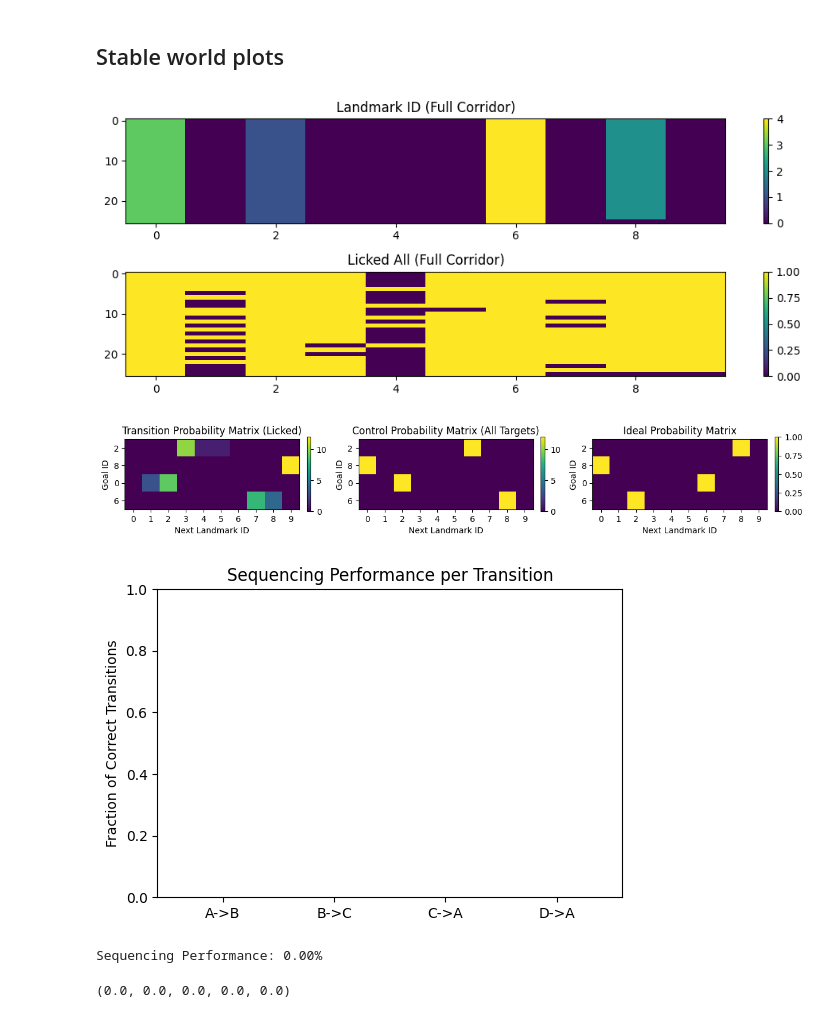
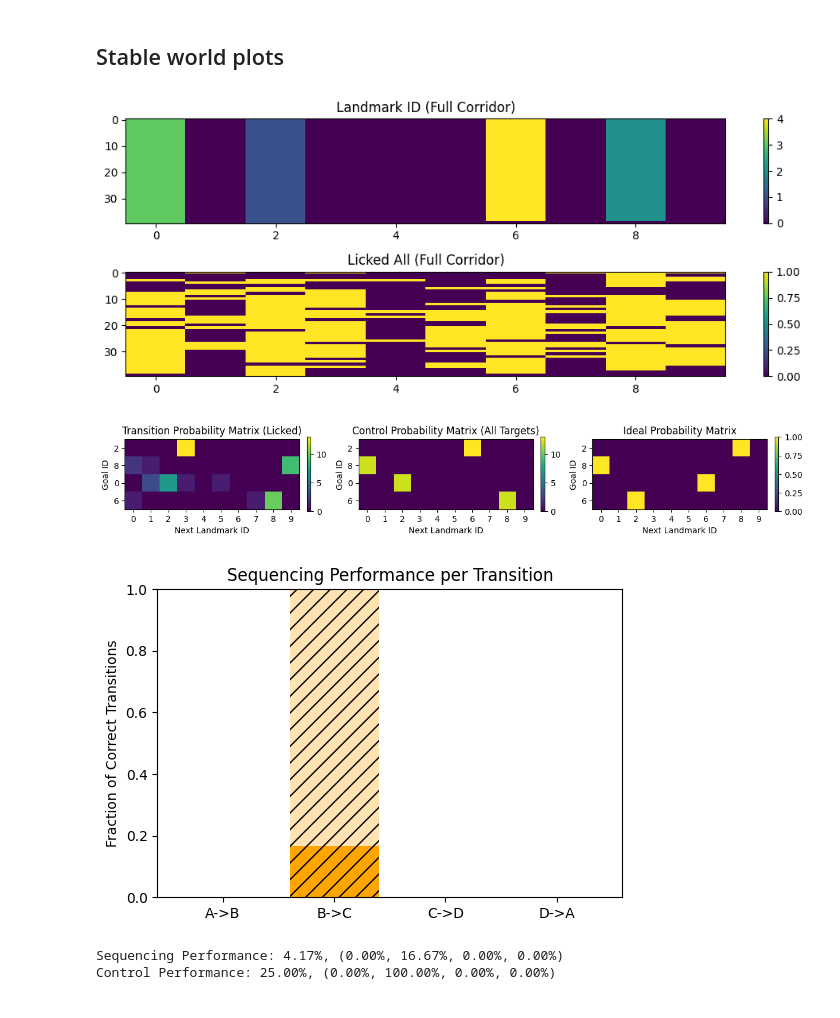
Before and after one commit to sreinert/Bonsai_ABCD, a Jupyter notebook: Cohort3_daily_summary.ipynb, the cells around one changed output. Drawn from its saved outputs; the diff is of its cells as text; code cells hidden in the pictures.

Commit message:
fixed parsing error, new stable world plots

```diff
--- a/Cohort3_daily_summary.ipynb
+++ b/Cohort3_daily_summary.ipynb
@@ -16,8 +16,8 @@ imp.reload(parse_bonsai_functions)
 # %% [markdown]
 ## Parse mouse and date info into root session folder
 # %%
-mouse_id = "009"
-date = "20251029"
+mouse_id = "013"
+date = "20251110"
 root = "/Volumes/mrsic_flogel/public/projects/SuKuSaRe_20250923_HFScohort3/rawdata/"
 session_path = parse_bonsai_functions.find_base_path(mouse_id, date, root)
 # %% [output]
@@ -93,14 +93,14 @@ Control Performance: 52.78%
 # %%
 parse_bonsai_functions.plot_full_corr(sess_dataframe,ses_settings)
 # %% [output]
-[figure, old version]
+[figure, new version]
 # %%
 parse_bonsai_functions.plot_stable_conditional_matrix(sess_dataframe,ses_settings)
 # %% [output]
-[figure, old version]
+[figure, new version]
 # %%
-parse_bonsai_functions.calc_stable_seq_fraction(sess_dataframe,ses_settings,test='transition')
+parse_bonsai_functions.plot_stable_seq_fraction(sess_dataframe,ses_settings,test='transition')
 # %% [output]
-[figure, old version]
+[figure, new version]
-Sequencing Performance: 0.00%
+Sequencing Performance: 4.17%, (0.00%, 16.67%, 0.00%, 0.00%)
+Control Performance: 25.00%, (0.00%, 100.00%, 0.00%, 0.00%)
-(0.0, 0.0, 0.0, 0.0, 0.0)
```
Also changed, not shown: parts of 12 cells of this notebook, 1 other file.
